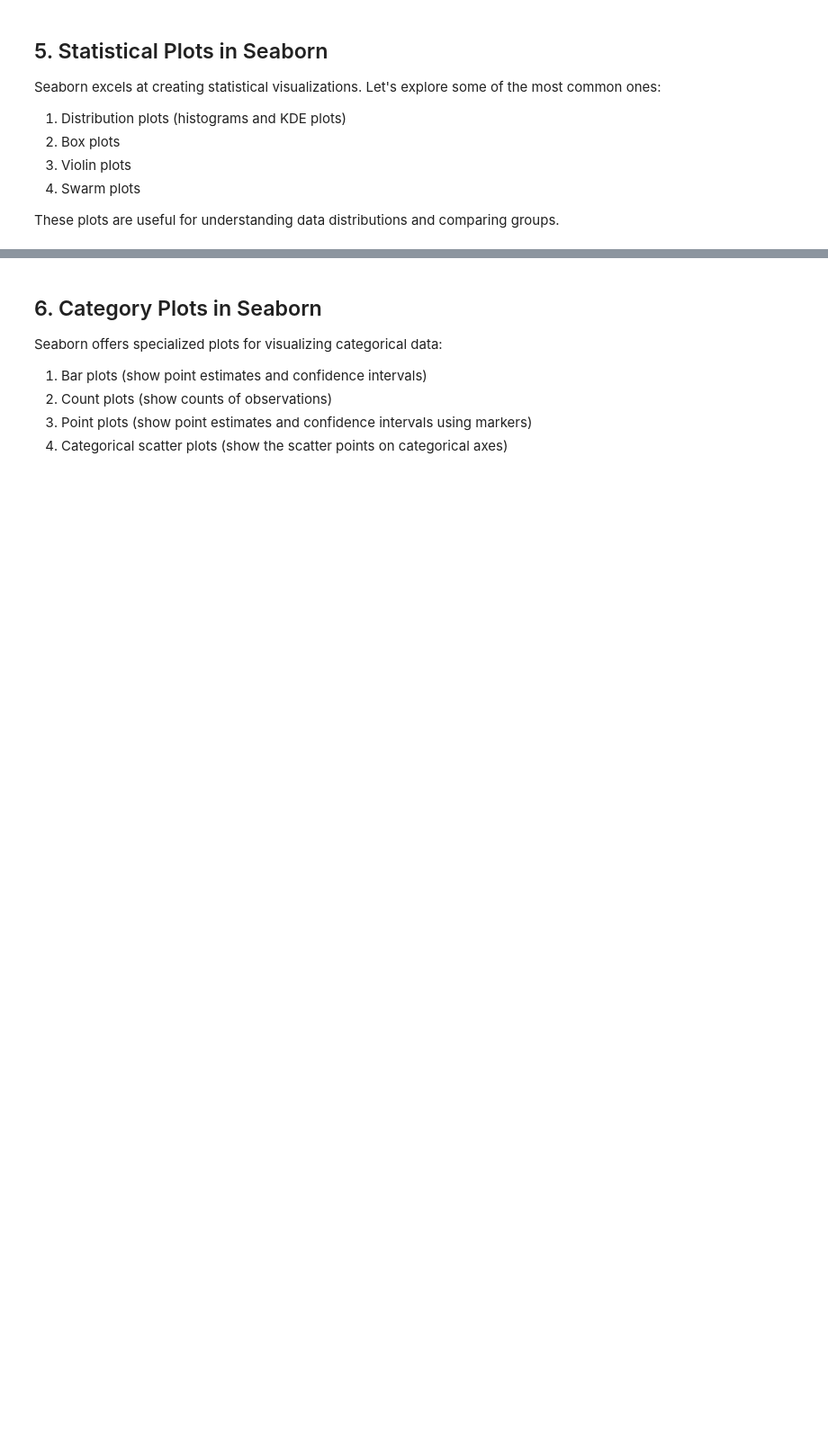
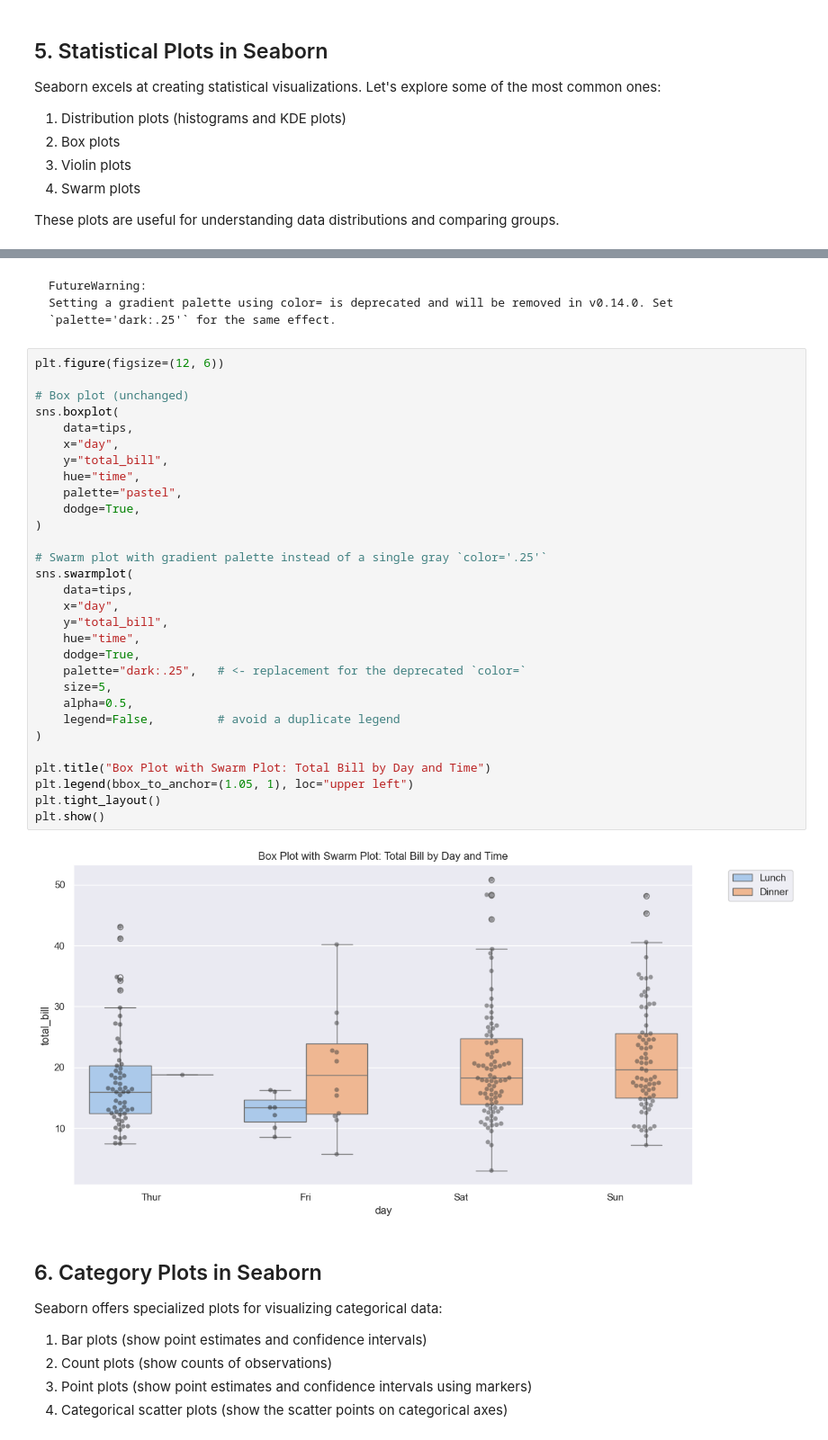
Before and after one commit to pavelklos/ai-ml, a Jupyter notebook: 3-DV/03-01-06.ipynb, the cells around one changed output, grey strips where cells are left out. Shown at 90% size. Drawn from its saved outputs; the diff is of its cells as text; blank space fills up the shorter version.

````diff
--- a/3-DV/03-01-06.ipynb
+++ b/3-DV/03-01-06.ipynb
@@ -211,3 +304,40 @@ plt.show()
+# %% [markdown]
+```
+FutureWarning:
+Setting a gradient palette using color= is deprecated and will be removed in v0.14.0. Set `palette='dark:.25'` for the same effect.
+```
+# %%
+plt.figure(figsize=(12, 6))
+
+# Box plot (unchanged)
+sns.boxplot(
+    data=tips,
+    x="day",
+    y="total_bill",
+    hue="time",
+    palette="pastel",
+    dodge=True,
+)
+
+# Swarm plot with gradient palette instead of a single gray `color='.25'`
+sns.swarmplot(
+    data=tips,
+    x="day",
+    y="total_bill",
+    hue="time",
+    dodge=True,
+    palette="dark:.25",   # <- replacement for the deprecated `color=`
+    size=5,
+    alpha=0.5,
+    legend=False,         # avoid a duplicate legend
+)
+
+plt.title("Box Plot with Swarm Plot: Total Bill by Day and Time")
+plt.legend(bbox_to_anchor=(1.05, 1), loc="upper left")
+plt.tight_layout()
+plt.show()
+# %% [output]
+[figure, added]
 # %% [markdown]
 ## 6. Category Plots in Seaborn
 
````
Also changed, not shown: parts of 32 cells of this notebook.
